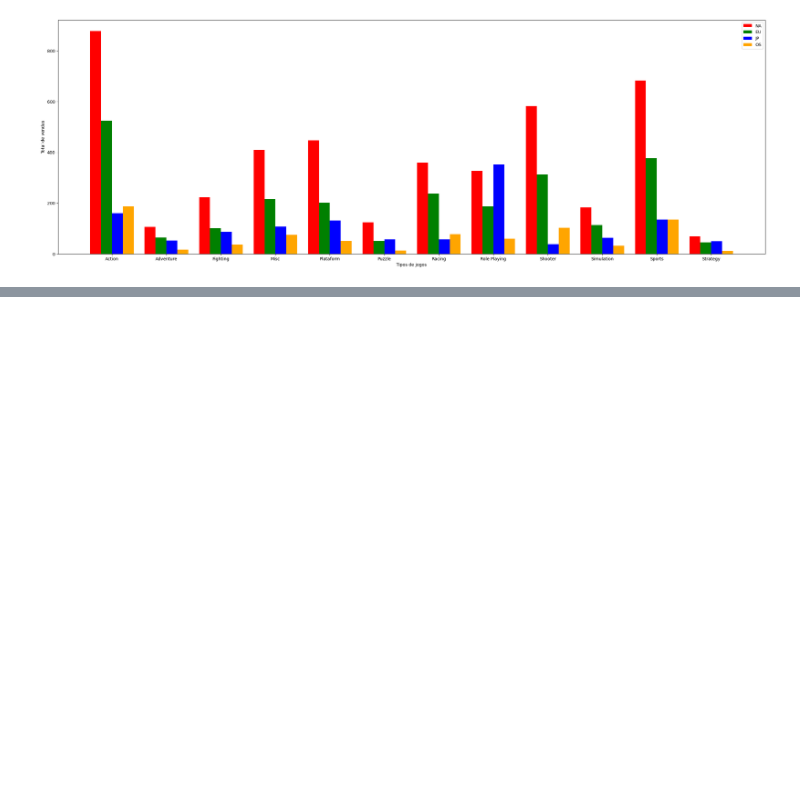
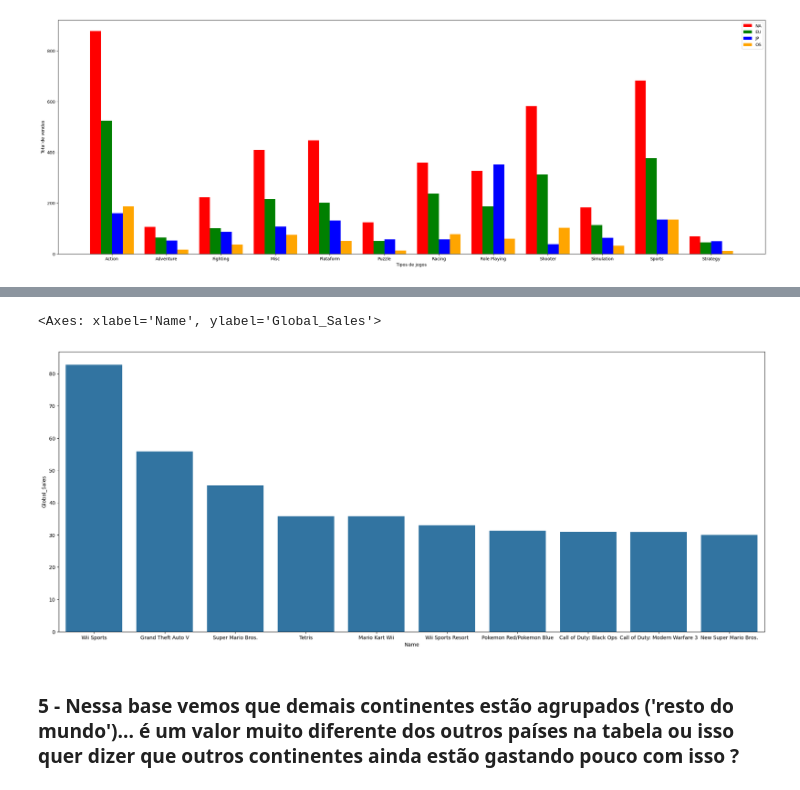
Before and after one commit to rafaelporfiriobarros/video-game-sales, a Jupyter notebook: video-game-sales.ipynb, the cells around one changed output, grey strips where cells are left out. Cells and saved outputs as stored; diff of their text form; code cells hidden in the pictures; blank space fills up the shorter version.

```diff
--- a/video-game-sales.ipynb
+++ b/video-game-sales.ipynb
@@ -204,0 +198,9 @@ Name: NA_Sales, dtype: float64
+# %%
+num = vgsales[['Name',
+               'NA_Sales',
+               'EU_Sales',
+               'JP_Sales',
+               'Other_Sales',
+               'Global_Sales']].groupby('Name').agg(lambda x: sum(x)).reset_index()
+
+num.sort_values('Global_Sales', ascending=False).head(10)
@@ -204,0 +238,11 @@ Name: NA_Sales, dtype: float64
+# %%
+# Pegando o top 10
+
+top10 = num.sort_values('Global_Sales', ascending=False).head(10)
+fig, axs = plt.subplots(figsize = (25,10))
+sns.barplot(data = top10, x = top10['Name'], y = top10['Global_Sales'])
+# %% [output]
+<Axes: xlabel='Name', ylabel='Global_Sales'>
+[figure, added]
+# %% [markdown]
+### 5 - Nessa base vemos que demais continentes estão agrupados ('resto do mundo')... é um valor muito diferente dos outros países na tabela ou isso quer dizer que outros continentes ainda estão gastando pouco com isso ?
```
Also changed, not shown: parts of 46 cells of this notebook.
